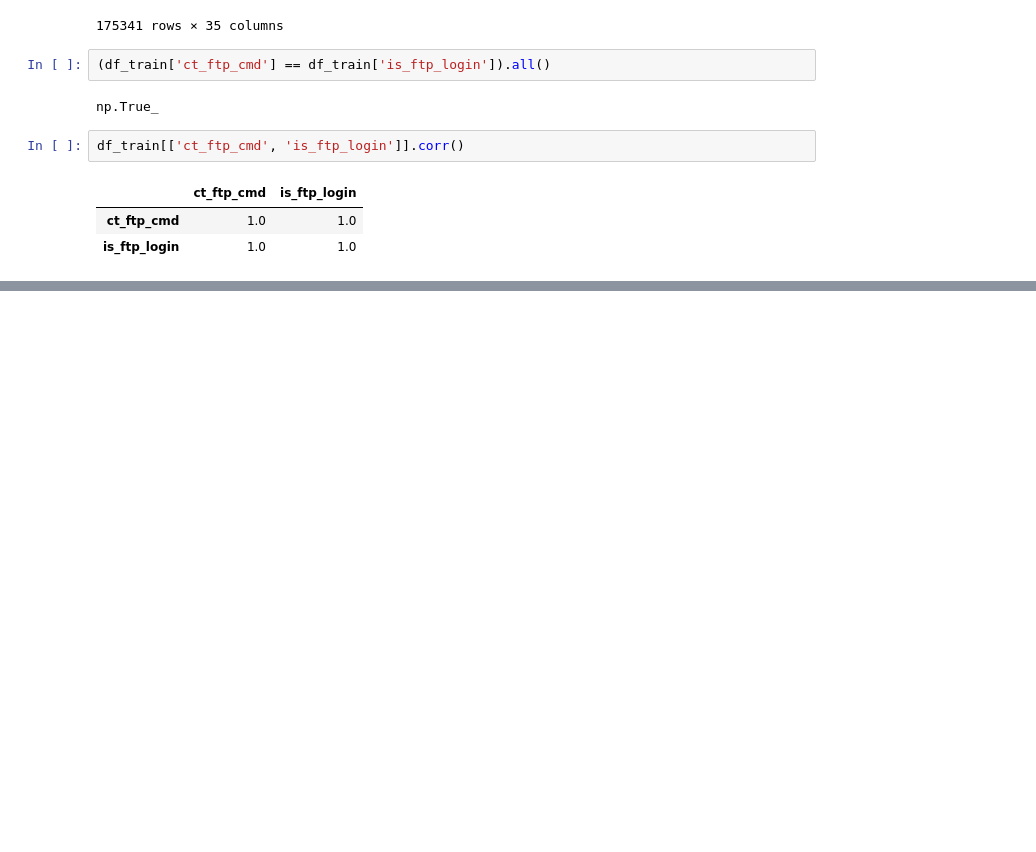
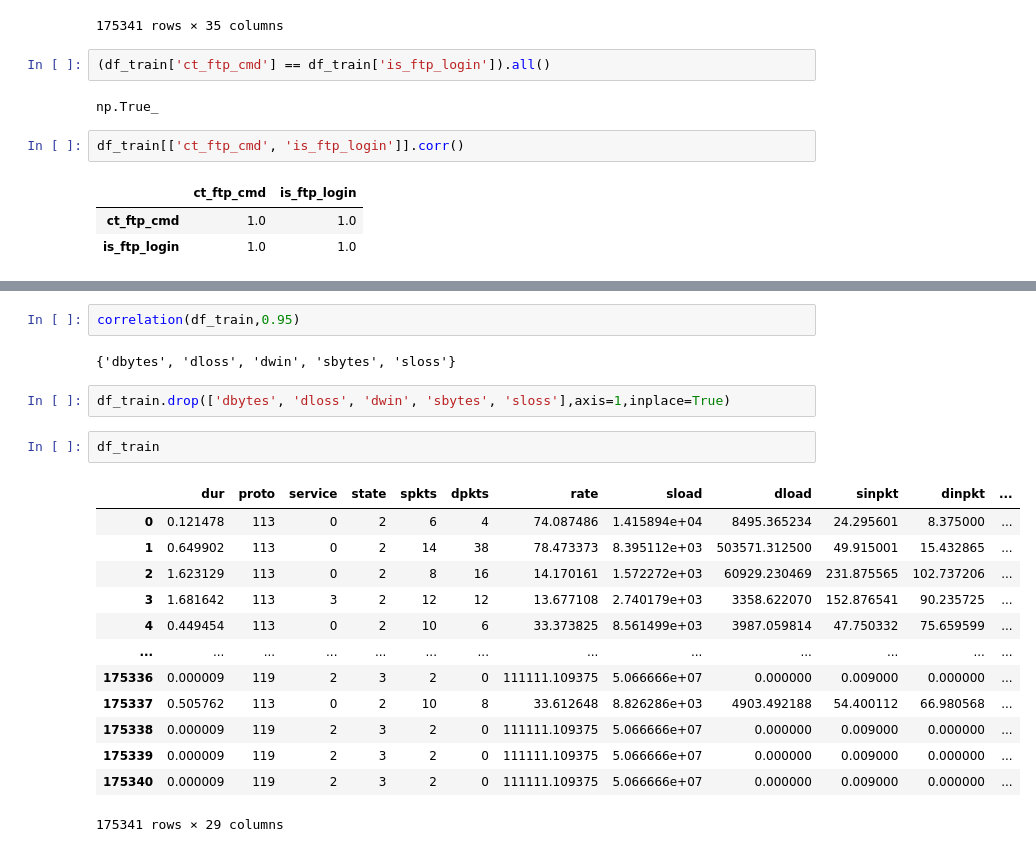
Before and after one commit to yuvraj619/Network_intrusion_detection_system, a Jupyter notebook: project_1(network_intrution).ipynb, the cells around one changed output, grey strips where cells are left out. Saved outputs shown, nothing was run; the diff lists cells and outputs as text; blank space fills up the shorter version.

```diff
--- a/project_1(network_intrution).ipynb
+++ b/project_1(network_intrution).ipynb
@@ -269,0 +328,22 @@ df_train[['ct_ftp_cmd', 'is_ftp_login']].corr()
+# %%
+correlation(df_train,0.95)
+# %% [output]
+{'dbytes', 'dloss', 'dwin', 'sbytes', 'sloss'}
+# %%
+df_train.drop(['dbytes', 'dloss', 'dwin', 'sbytes', 'sloss'],axis=1,inplace=True)
+# %%
+df_train
+# %% [output]
+|  | dur | proto | service | state | spkts | dpkts | rate | sload | dload | sinpkt | dinpkt | ... |
+| 0 | 0.121478 | 113 | 0 | 2 | 6 | 4 | 74.087486 | 1.415894e+04 | 8495.365234 | 24.295601 | 8.375000 | ... |
+| 1 | 0.649902 | 113 | 0 | 2 | 14 | 38 | 78.473373 | 8.395112e+03 | 503571.312500 | 49.915001 | 15.432865 | ... |
+| 2 | 1.623129 | 113 | 0 | 2 | 8 | 16 | 14.170161 | 1.572272e+03 | 60929.230469 | 231.875565 | 102.737206 | ... |
+| 3 | 1.681642 | 113 | 3 | 2 | 12 | 12 | 13.677108 | 2.740179e+03 | 3358.622070 | 152.876541 | 90.235725 | ... |
+| 4 | 0.449454 | 113 | 0 | 2 | 10 | 6 | 33.373825 | 8.561499e+03 | 3987.059814 | 47.750332 | 75.659599 | ... |
+| ... | ... | ... | ... | ... | ... | ... | ... | ... | ... | ... | ... | ... |
+| 175336 | 0.000009 | 119 | 2 | 3 | 2 | 0 | 111111.109375 | 5.066666e+07 | 0.000000 | 0.009000 | 0.000000 | ... |
+| 175337 | 0.505762 | 113 | 0 | 2 | 10 | 8 | 33.612648 | 8.826286e+03 | 4903.492188 | 54.400112 | 66.980568 | ... |
+| 175338 | 0.000009 | 119 | 2 | 3 | 2 | 0 | 111111.109375 | 5.066666e+07 | 0.000000 | 0.009000 | 0.000000 | ... |
+| 175339 | 0.000009 | 119 | 2 | 3 | 2 | 0 | 111111.109375 | 5.066666e+07 | 0.000000 | 0.009000 | 0.000000 | ... |
+| 175340 | 0.000009 | 119 | 2 | 3 | 2 | 0 | 111111.109375 | 5.066666e+07 | 0.000000 | 0.009000 | 0.000000 | ... |
+175341 rows × 29 columns
```
Also changed, not shown: parts of 7 cells of this notebook.
